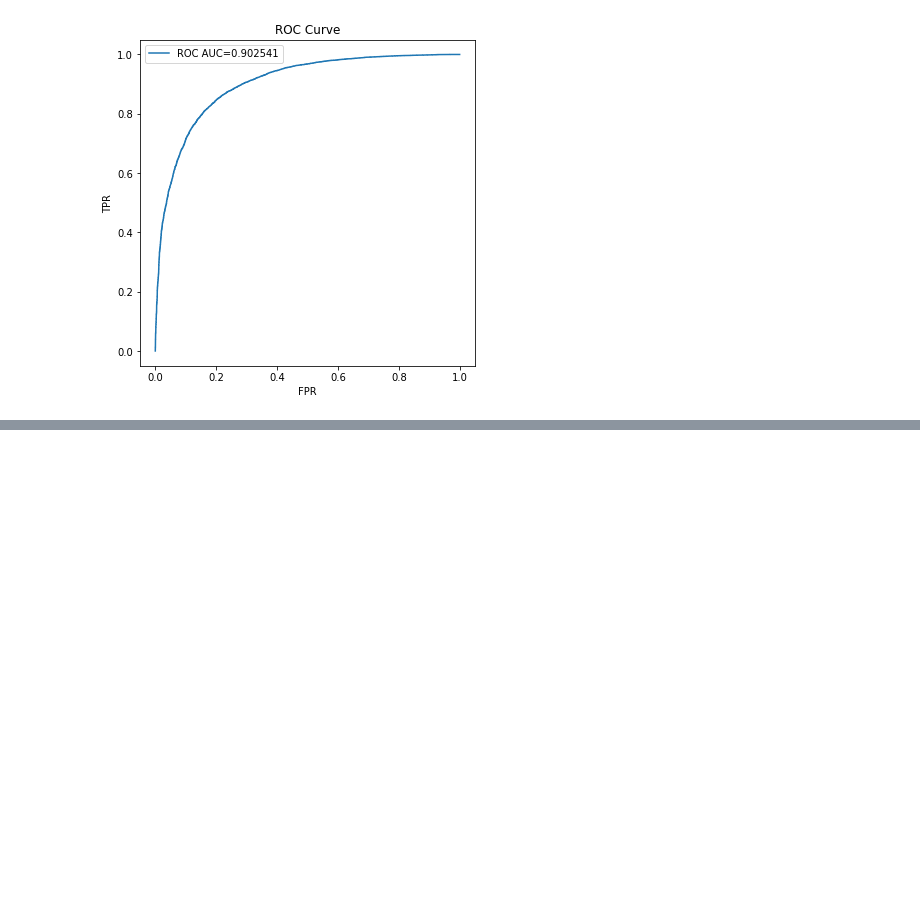
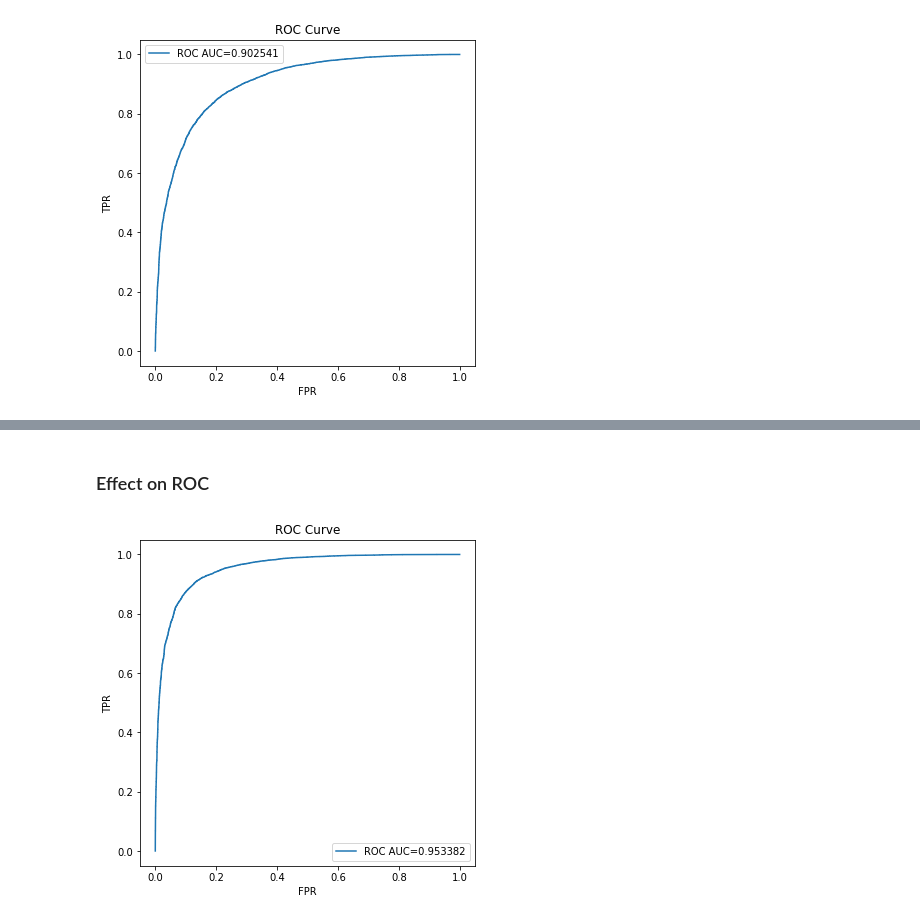
Before and after one commit to itsayushthada/Particle-Physics-Experiments, a Jupyter notebook: Rare-Decays/Notebook.ipynb, the cells around one changed output, grey strips where cells are left out. Saved outputs shown, nothing was run; the diff lists cells and outputs as text; code cells hidden in the pictures; blank space fills up the shorter version.

```diff
--- a/Rare-Decays/Notebook.ipynb
+++ b/Rare-Decays/Notebook.ipynb
@@ -455,0 +582,12 @@ plot_metrics(valid['signal'], y_pred)
+# %% [markdown]
+### Effect on ROC
+# %%
+plt.rcParams["figure.figsize"] = 6, 6
+
+y_pred = get_prob(low, high, valid, mtd)
+
+assert valid.shape[0] == y_pred.shape[0]
+
+plot_metrics(valid['signal'], y_pred)
+# %% [output]
+[figure, added]
```
Also changed, not shown: parts of 30 cells of this notebook.
